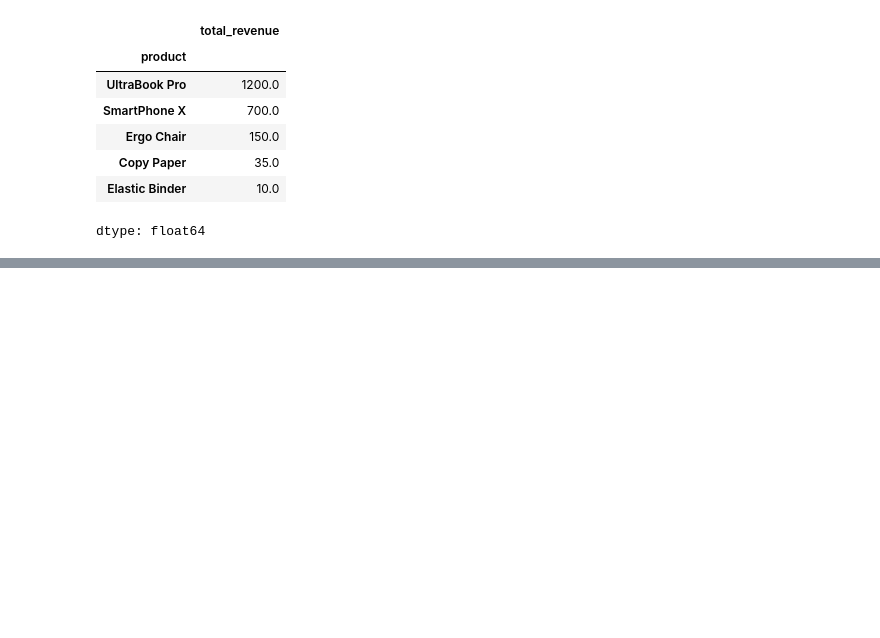
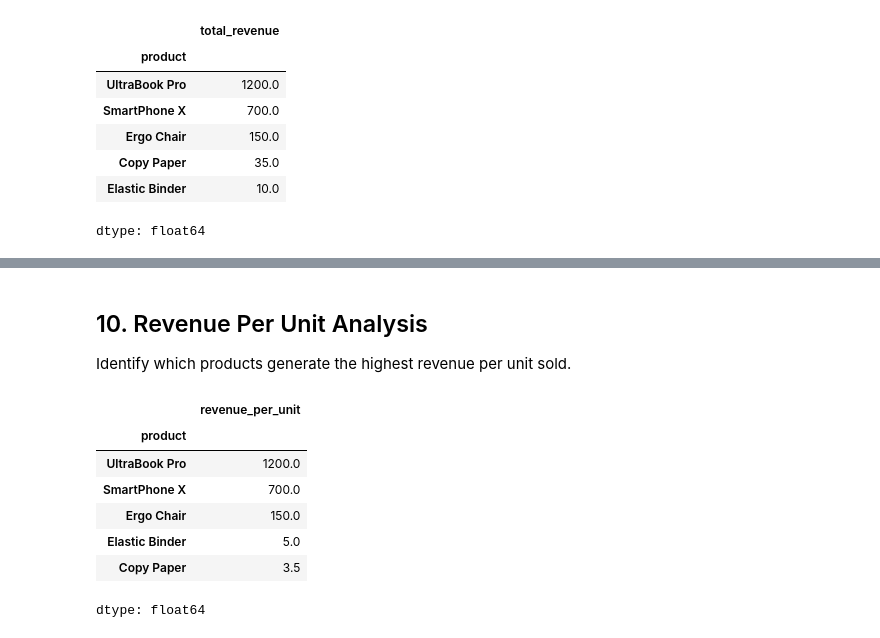
Before and after one commit to satyakala-teja/analytics-capstone-satyakala, a Jupyter notebook: notebooks/03_trend_analysis.ipynb, the cells around one changed output, grey strips where cells are left out. Drawn from its saved outputs; the diff is of its cells as text; code cells hidden in the pictures; blank space fills up the shorter version.

```diff
--- a/notebooks/03_trend_analysis.ipynb
+++ b/notebooks/03_trend_analysis.ipynb
@@ -87,0 +178,15 @@ dtype: float64
+# %% [markdown]
+## 10. Revenue Per Unit Analysis
+Identify which products generate the highest revenue per unit sold.
+# %%
+rpu_analysis = df.groupby('product')['revenue_per_unit'].mean().sort_values(ascending=False)
+rpu_analysis
+# %% [output]
+|  | revenue_per_unit |
+| product |  |
+| UltraBook Pro | 1200.0 |
+| SmartPhone X | 700.0 |
+| Ergo Chair | 150.0 |
+| Elastic Binder | 5.0 |
+| Copy Paper | 3.5 |
+dtype: float64
```
Also changed, not shown: parts of 14 cells of this notebook.
